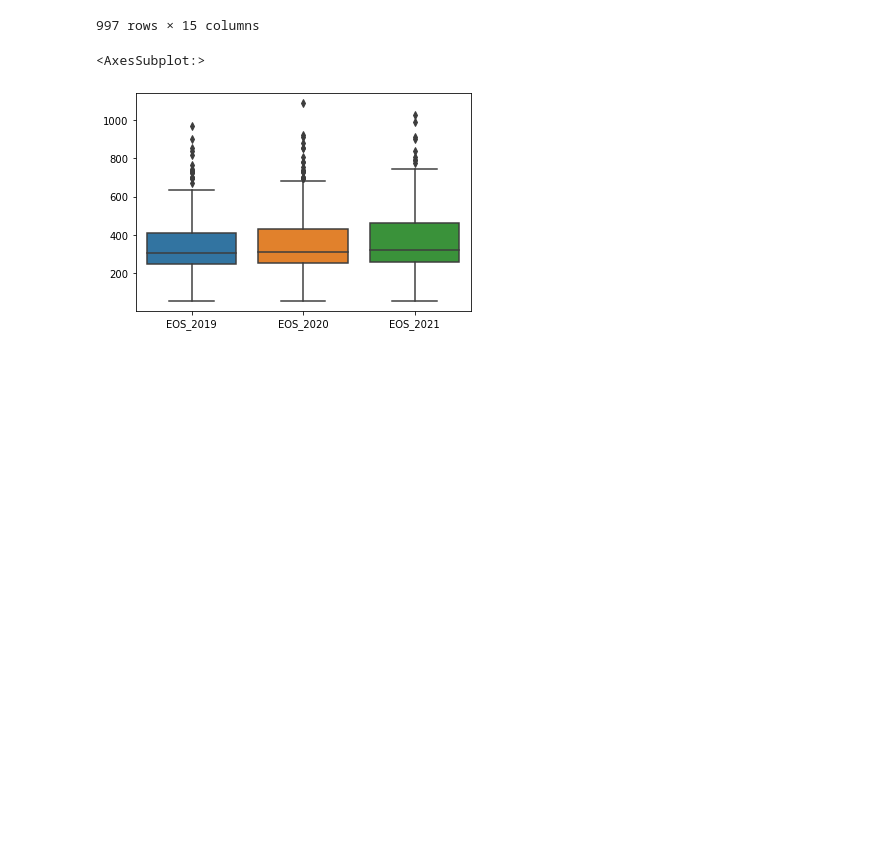
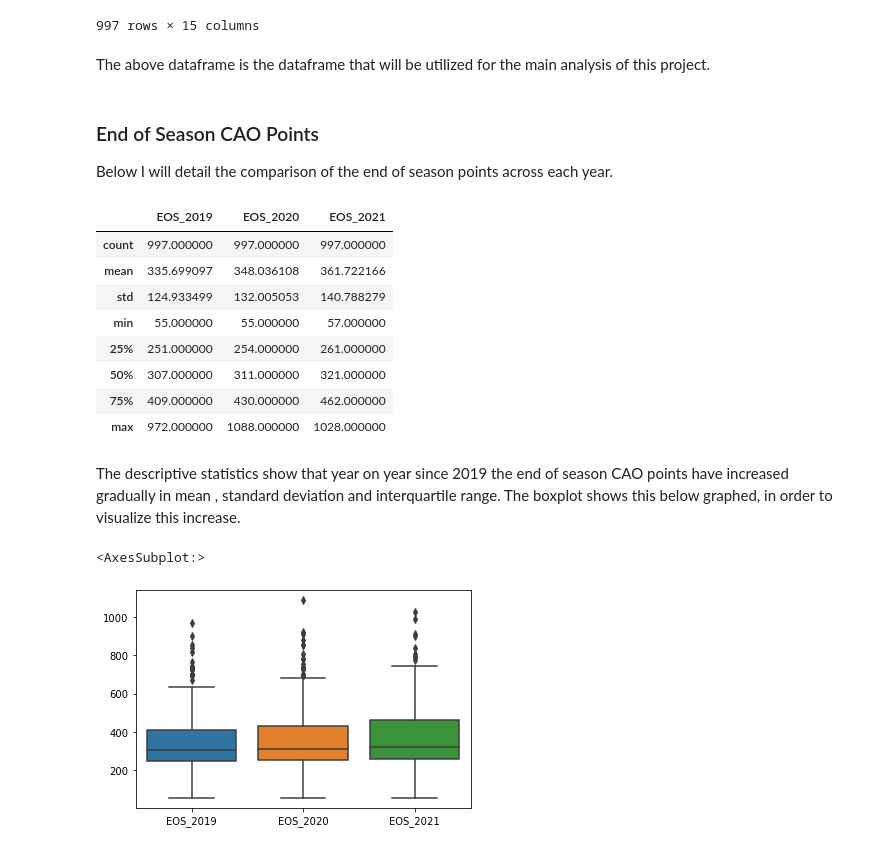
Before and after one commit to fionnmccarthy/Fundamentals-of-Data-Analysis, a Jupyter notebook: cao.ipynb, the cells around one changed output. Saved outputs shown, nothing was run; the diff lists cells and outputs as text; code cells hidden in the pictures; blank space fills up the shorter version.

Commit message:
added intoduction and added more main analysis graphs to CAO notebook

```diff
--- a/cao.ipynb
+++ b/cao.ipynb
@@ -1278,12 +1282,31 @@ CAO_3
 | 1069 | WD212 | Personal services | Recreation and Sport Management | Waterford Institute of Technology | 262.0 | 304.0 | 270.0 | 349.0 | 274.0 | 311.0 | ... |
 | 1070 | WD230 | Engineering and engineering trades | Mechanical and Manufacturing Engi... | Waterford Institute of Technology | 230.0 | 361.0 | 253.0 | 369.0 | 273.0 | 348.0 | ... |
 997 rows × 15 columns
+# %% [markdown]
+The above dataframe is the dataframe that will be utilized for the main analysis of this project.
 # %%
 # gathering all the EOS data into one dataframe
-EOS_data = CAO_3[['EOS_2019', 'EOS_2020', 'EOS_2021']]
+EOS_data = CAO_3[['code', 'title', 'hei', 'EOS_2019', 'EOS_2020', 'EOS_2021']]
 
 # gathering all the mid-point data into one dataframe
-MID_data = CAO_3[['MID_2019', 'MID_2020', 'MID_2021']]
+MID_data = CAO_3[['code', 'title', 'hei', 'MID_2019', 'MID_2020', 'MID_2021']]
+# %% [markdown]
+### End of Season CAO Points
+Below I will detail the comparison of the end of season points across each year.
+# %%
+EOS_data.describe()
+# %% [output]
+|  | EOS_2019 | EOS_2020 | EOS_2021 |
+| count | 997.000000 | 997.000000 | 997.000000 |
+| mean | 335.699097 | 348.036108 | 361.722166 |
+| std | 124.933499 | 132.005053 | 140.788279 |
+| min | 55.000000 | 55.000000 | 57.000000 |
+| 25% | 251.000000 | 254.000000 | 261.000000 |
+| 50% | 307.000000 | 311.000000 | 321.000000 |
+| 75% | 409.000000 | 430.000000 | 462.000000 |
+| max | 972.000000 | 1088.000000 | 1028.000000 |
+# %% [markdown]
+The descriptive statistics show that year on year since 2019 the end of season CAO points have increased gradually in mean , standard deviation and interquartile range. The boxplot shows this below graphed, in order to visualize this increase.
 # %%
 sns.boxplot(data = EOS_data)
 # %% [output]
```
Also changed, not shown: parts of 13 cells of this notebook, 7 other files.
